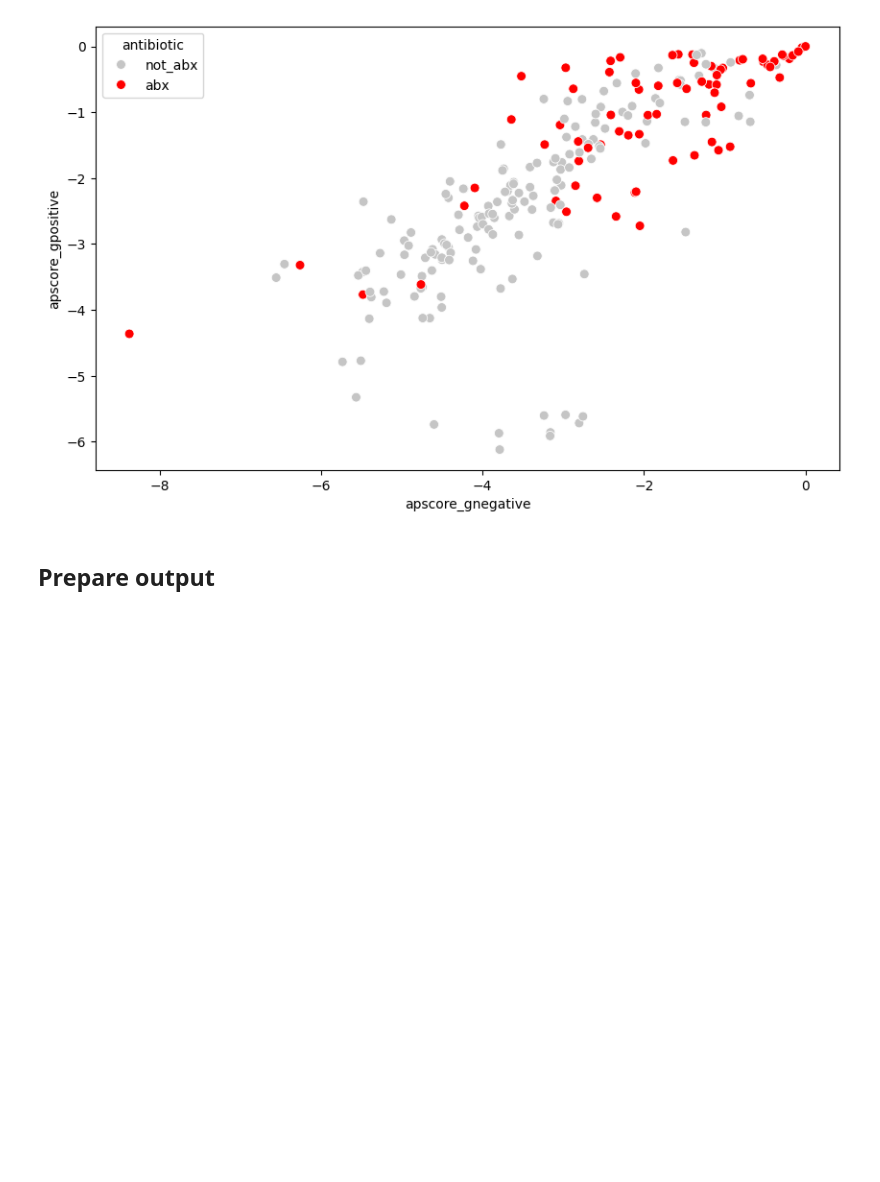
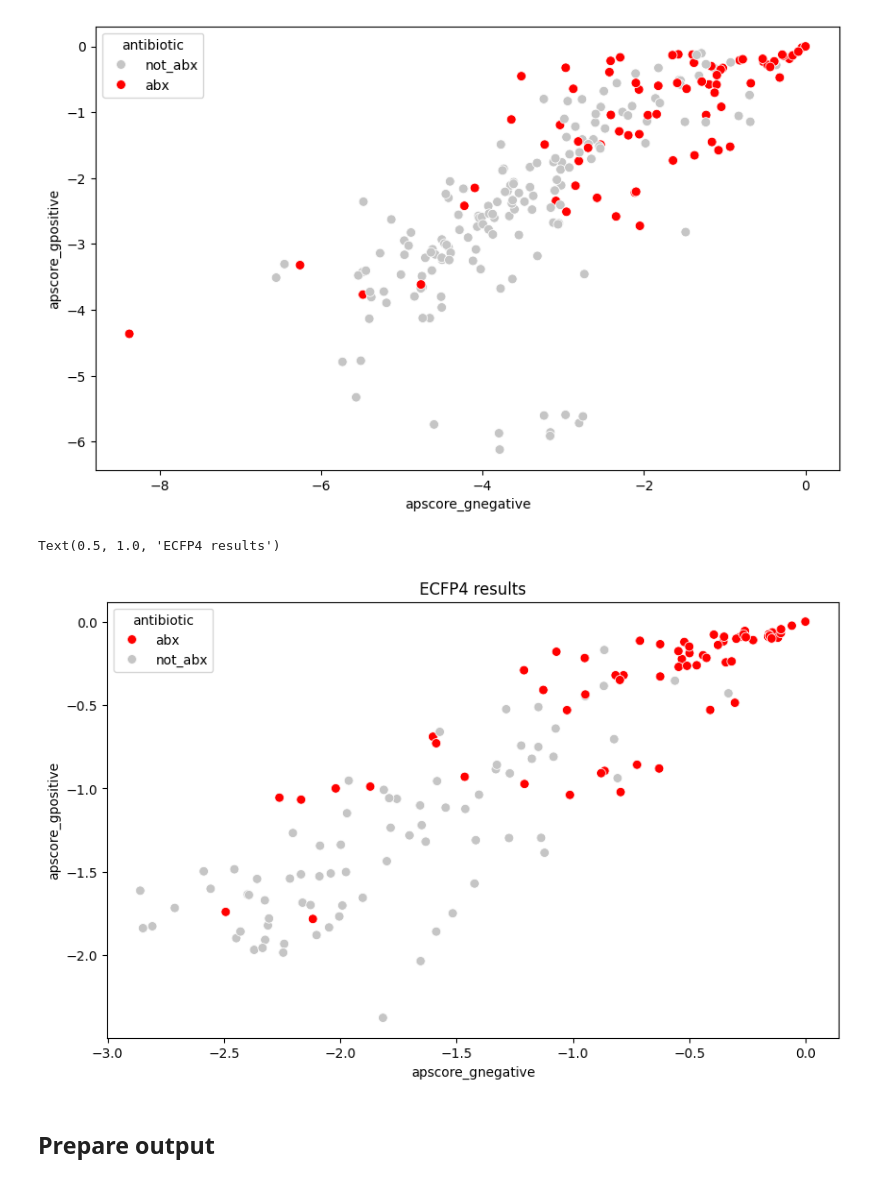
Before and after one commit to rolayoalarcon/mole_antimicrobial_potential, a Jupyter notebook: workflow/04.new_predictions.ipynb, the cells around one changed output. Saved outputs shown, nothing was run; the diff lists cells and outputs as text; code cells hidden in the pictures; blank space fills up the shorter version.

```diff
--- a/workflow/04.new_predictions.ipynb
+++ b/workflow/04.new_predictions.ipynb
@@ -482,6 +505,16 @@ sns.scatterplot(data=mole_mce_info.loc[mole_mce_info["nk_total"] >= 10], y="apsc
 # %% [output]
 <Axes: xlabel='apscore_gnegative', ylabel='apscore_gpositive'>
 [figure]
+# %%
+plt.figure(figsize=(10, 6))
+
+sns.scatterplot(data=ecfp4_mce_info.loc[ecfp4_mce_info["nk_total"] >= 10], y="apscore_gpositive", x="apscore_gnegative", hue="antibiotic",
+                palette={"abx": "red", "not_abx": "#C5C5C5"}, s=50)
+
+plt.title("ECFP4 results")
+# %% [output]
+Text(0.5, 1.0, 'ECFP4 results')
+[figure, added]
 # %% [markdown]
 ## Prepare output
 # %%
```
Also changed, not shown: parts of 7 cells of this notebook, 3 other files.
